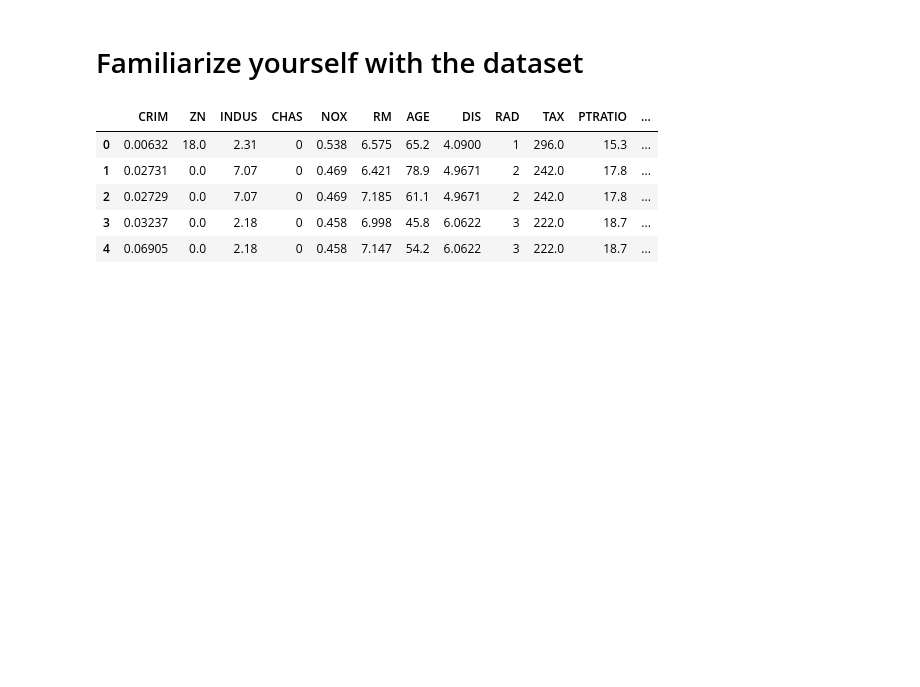
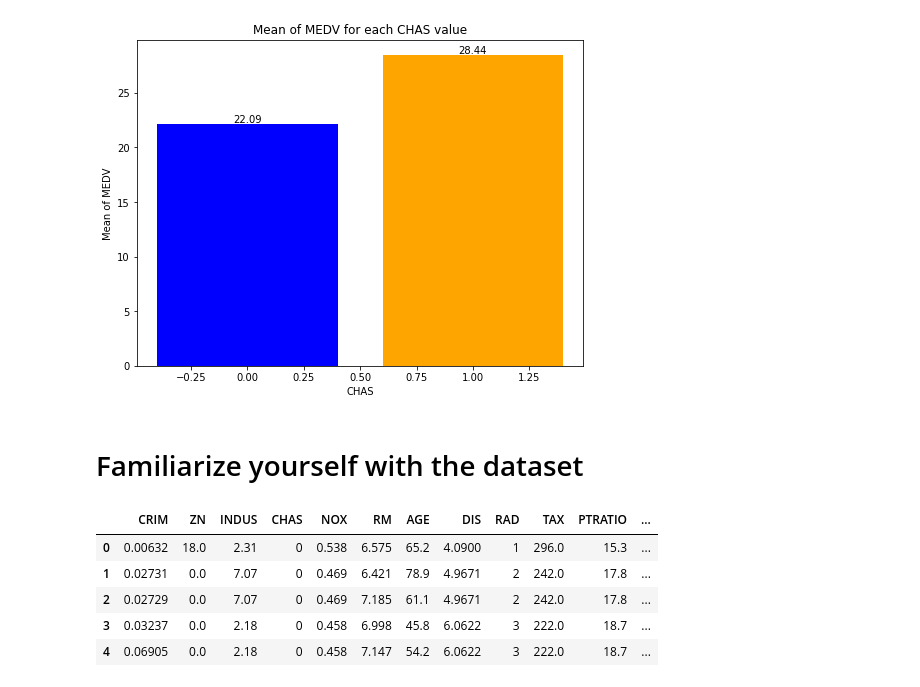
Before and after one commit to huyduong20102004/Boston_House_Prices, a Jupyter notebook: nb.ipynb, the cells around one changed output. Saved outputs shown, nothing was run; the diff lists cells and outputs as text; code cells hidden in the pictures; blank space fills up the shorter version.

```diff
--- a/nb.ipynb
+++ b/nb.ipynb
@@ -3,6 +3,35 @@ import pandas as pd
 import numpy as np
 import matplotlib.pyplot as plt
 import seaborn as sns
+# %%
+
+# Tạo DataFrame
+dict = {'CHAS': [0, 1], 'MEDV': [22.093843, 28.44]}
+df = pd.DataFrame(dict)
+
+# Tính giá trị trung bình của MEDV cho mỗi giá trị của CHAS
+mean_values = df.groupby('CHAS')['MEDV'].mean()
+
+# Tạo biểu đồ cột
+plt.figure(figsize=(8, 6))
+bars = plt.bar(mean_values.index, mean_values.values, color=['blue', 'orange'])
+
+# Thêm nhãn và tiêu đề
+plt.xlabel('CHAS')
+plt.ylabel('Mean of MEDV')
+plt.title('Mean of MEDV for each CHAS value')
+
+# Thêm giá trị lên đầu mỗi cột
+for bar in bars:
+    height = bar.get_height()
+    plt.text(bar.get_x() + bar.get_width()/2., height,
+             f'{height:.2f}',
+             ha='center', va='bottom')
+
+# Hiển thị biểu đồ
+plt.show()
+# %% [output]
+[figure, added]
 # %% [markdown]
 # Familiarize yourself with the dataset
 # %%
```
Also changed, not shown: parts of 1 cell of this notebook, 2 other files.
